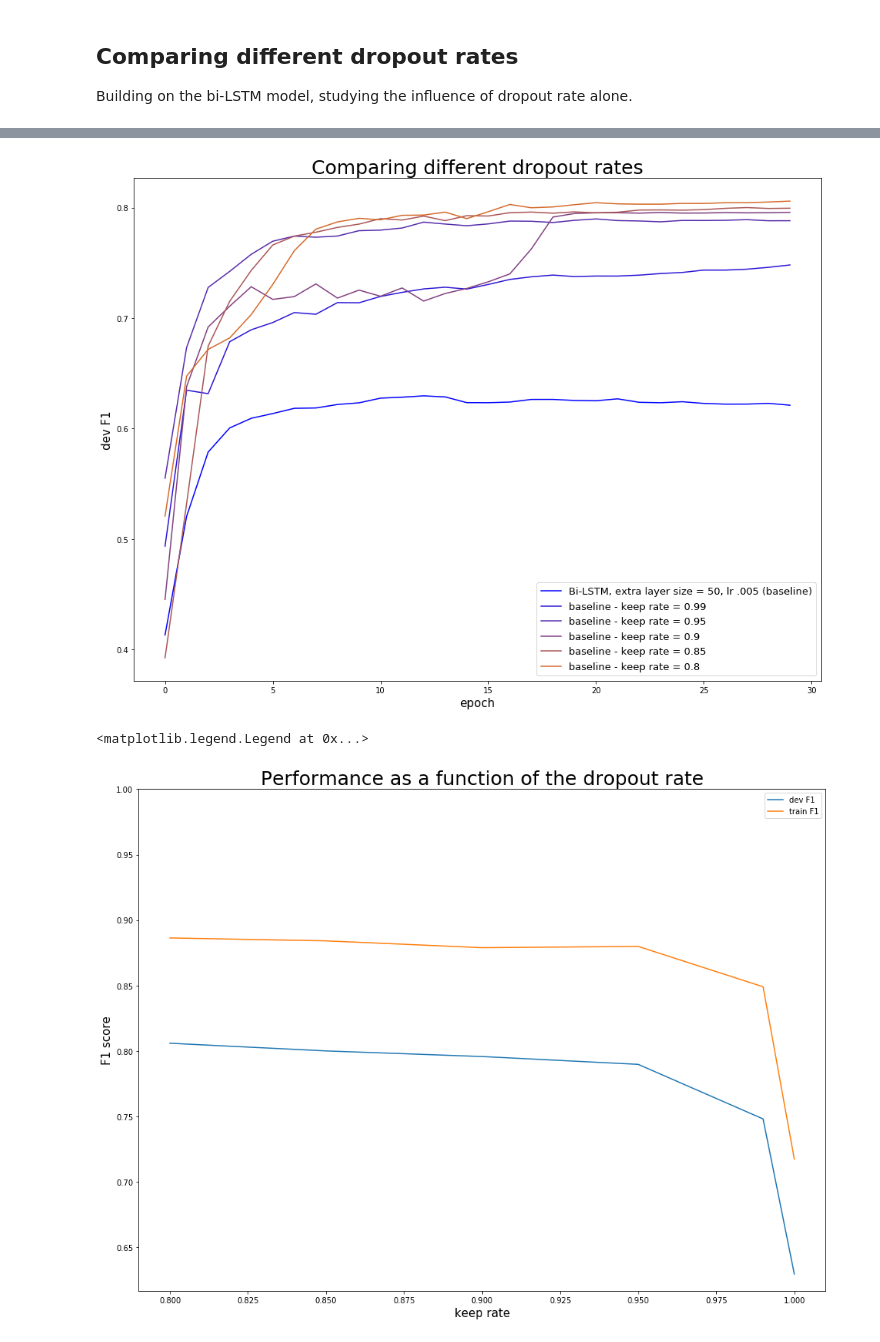
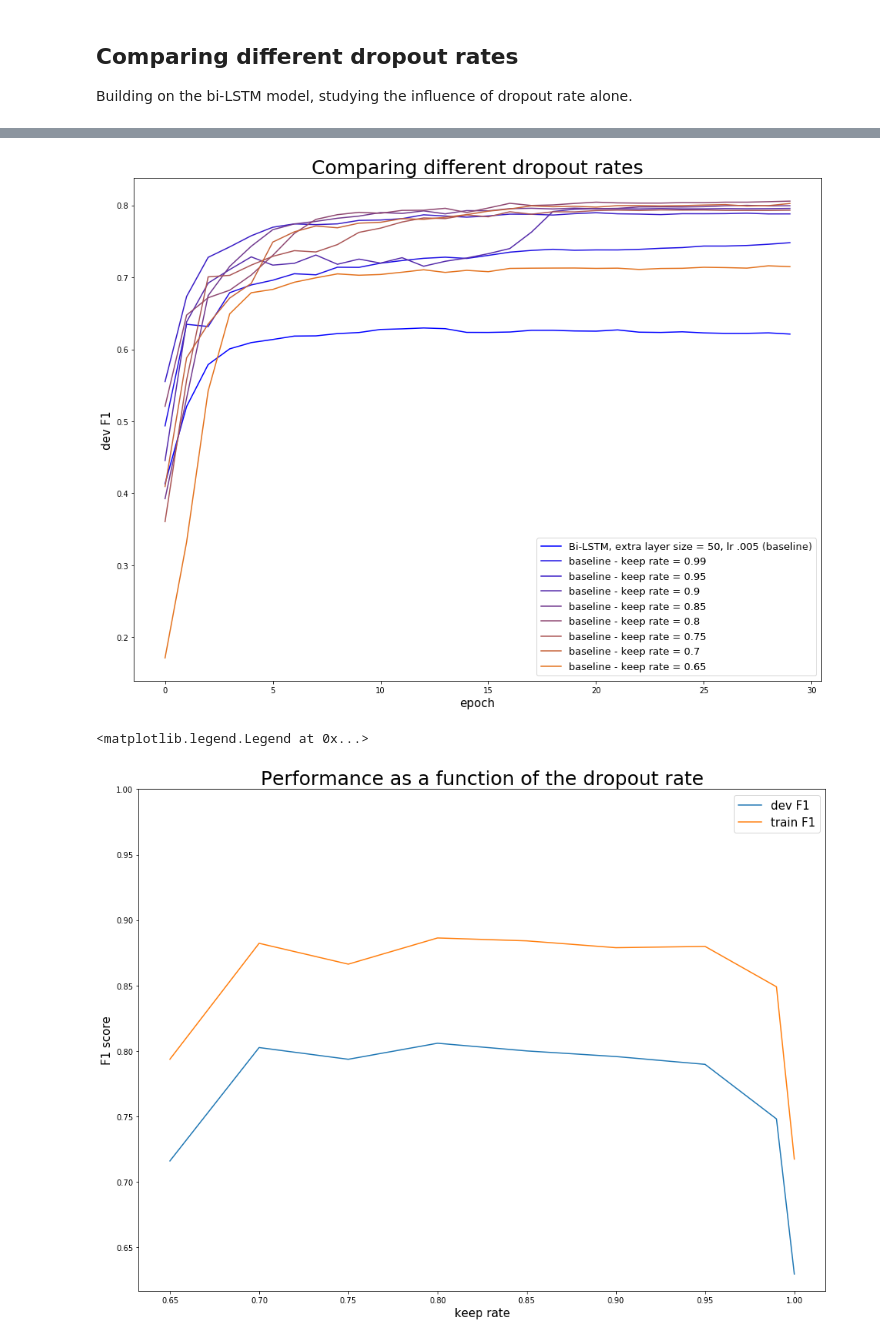
Before and after one commit to vincentbillaut/neuralNER, a Jupyter notebook: notebooks/VisualizeRuns.ipynb, the cells around one changed output, grey strips where cells are left out. Saved outputs shown, nothing was run; the diff lists cells and outputs as text; code cells hidden in the pictures.

```diff
--- a/notebooks/VisualizeRuns.ipynb
+++ b/notebooks/VisualizeRuns.ipynb
@@ -233,7 +233,10 @@ dr_monitored_runs = [
     "../results/BiLSTMConfig/20180320_154500-8aeb/",
     "../results/BiLSTMConfig/20180320_154443-6233/",
     "../results/BiLSTMConfig/20180320_164234-2c1e/",
-    "../results/BiLSTMConfig/20180320_154449-ad9d/"
+    "../results/BiLSTMConfig/20180320_154449-ad9d/",
+    "../results/BiLSTMConfig/20180320_181605-d62a/",
+    "../results/BiLSTMConfig/20180320_181602-0b28/",
+    "../results/BiLSTMConfig/20180320_181633-694e/"
 ]
 
 dr_labels = [
@@ -242,7 +245,10 @@ dr_labels = [
     "baseline - keep rate = 0.95",
     "baseline - keep rate = 0.9",
     "baseline - keep rate = 0.85",
-    "baseline - keep rate = 0.8"
+    "baseline - keep rate = 0.8",
+    "baseline - keep rate = 0.75",
+    "baseline - keep rate = 0.7",
+    "baseline - keep rate = 0.65"
 ]
 
 dr_results = [RunResult(monitored_run) for monitored_run in dr_monitored_runs]
@@ -276,20 +282,20 @@ plt.legend(fontsize=13)
 
 plt.show()
 # %% [output]
-[figure, old version]
+[figure, new version]
 # %%
 # plot of best dev f1 as function of regularization
 
 plt.figure(figsize = (16, 12))
 
 plt.plot([(1 - r.params.get("dropout",0)) for r in dr_results],[np.max(r.results_dic["dev_f1.los"]) for r in dr_results],label="dev F1")
 plt.plot([(1 - r.params.get("dropout",0)) for r in dr_results],[np.max(r.results_dic["train_f1.los"]) for r in dr_results],label="train F1")
 
 plt.title("Performance as a function of the dropout rate",fontsize=25)
 plt.xlabel("keep rate",fontsize=15)
 plt.ylabel("F1 score",fontsize=15)
 plt.ylim(top=1)
-plt.legend()
+plt.legend(fontsize=15)
 # %% [output]
 <matplotlib.legend.Legend at 0x...>
-[figure, old version]
+[figure, new version]
```
Also changed, not shown: parts of 1 cell of this notebook, 3 other files.
